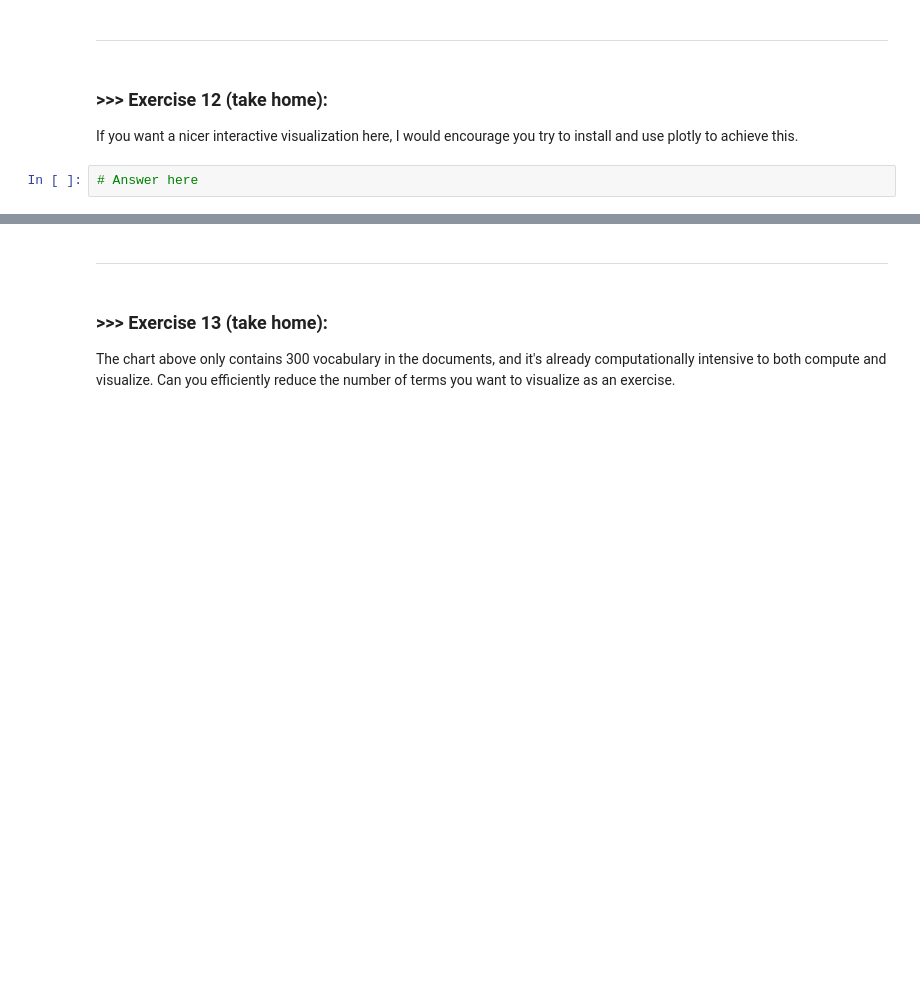
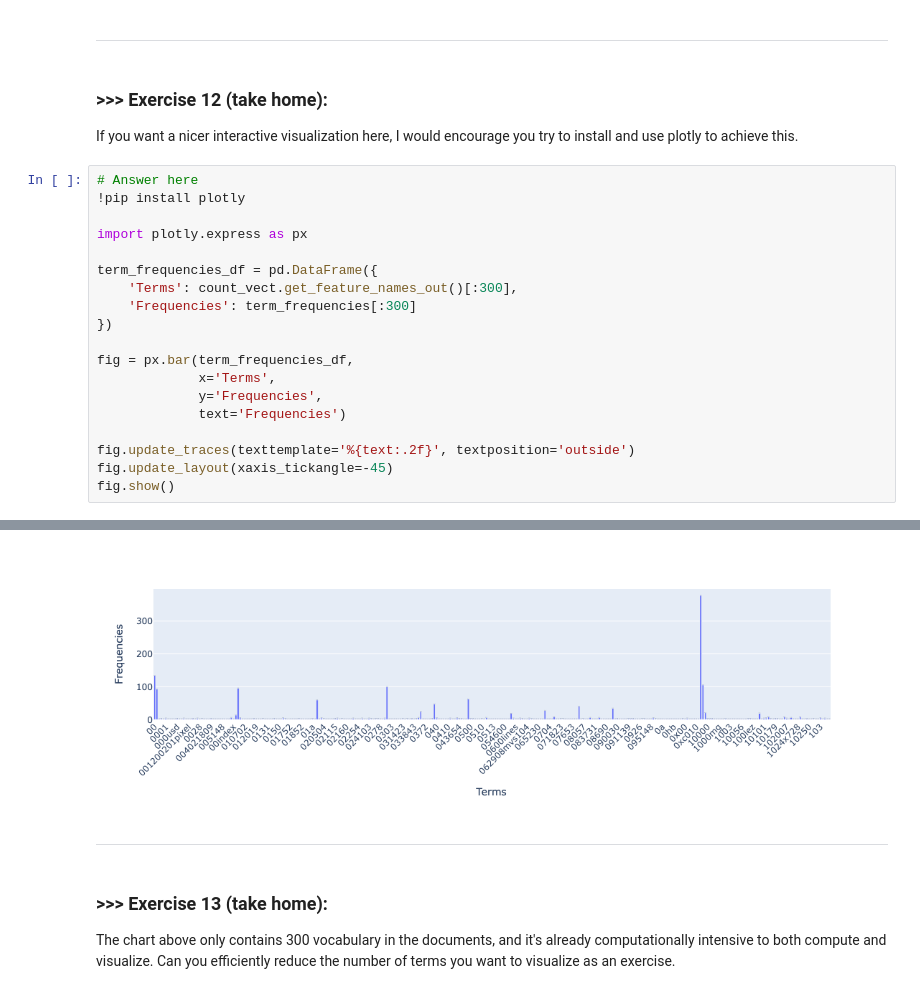
Before and after one commit to Matt-1212/DM2024-Lab1-Master, a Jupyter notebook: DM2024-Lab1-Master.ipynb, the cells around one changed output, grey strips where cells are left out. Cells and saved outputs as stored; diff of their text form; blank space fills up the shorter version.

```diff
--- a/DM2024-Lab1-Master.ipynb
+++ b/DM2024-Lab1-Master.ipynb
@@ -911,5 +1195,23 @@ g.set_xticklabels(count_vect.get_feature_names_out()[:300], rotation = 90);
 # %% [markdown]
 ### >>> **Exercise 12 (take home):**
 If you want a nicer interactive visualization here, I would encourage you try to install and use plotly to achieve this.
-# %%
-# Answer here
+# %%
+# Answer here
+!pip install plotly
+
+import plotly.express as px
+
+term_frequencies_df = pd.DataFrame({
+    'Terms': count_vect.get_feature_names_out()[:300],
+    'Frequencies': term_frequencies[:300]
+})
+
+fig = px.bar(term_frequencies_df,
+             x='Terms',
+             y='Frequencies',
+             text='Frequencies')
+
+fig.update_traces(texttemplate='%{text:.2f}', textposition='outside')
+fig.update_layout(xaxis_tickangle=-45)
+fig.show()
+# %% [output]
@@ -916,3 +1221,4 @@ If you want a nicer interactive visualization here, I would encourage you try to
+[figure, added]
 # %% [markdown]
 ---
 # %% [markdown]
```
Also changed, not shown: parts of 105 cells of this notebook, 9 other files.
